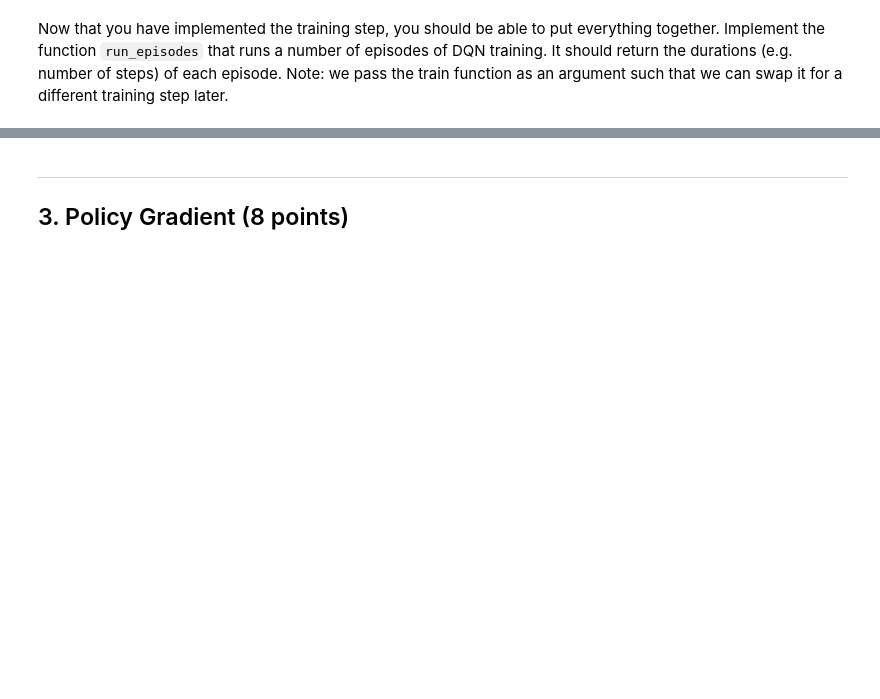
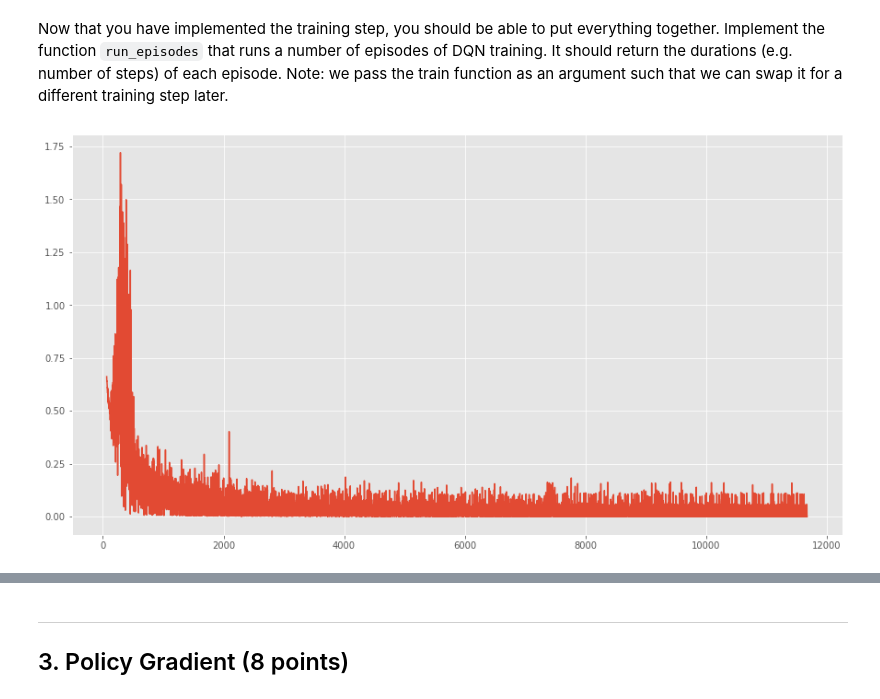
Before and after one commit to Melika-Ayoughi/RL, a Jupyter notebook: Labs/lab2/Dávid Kuric_Tim Bakker_12224855_12166510_lab2.ipynb, the cells around one changed output, grey strips where cells are left out. Cells and saved outputs as stored; diff of their text form; code cells hidden in the pictures; blank space fills up the shorter version.

```diff
--- a/Labs/lab2/Dávid Kuric_Tim Bakker_12224855_12166510_lab2.ipynb
+++ b/Labs/lab2/Dávid Kuric_Tim Bakker_12224855_12166510_lab2.ipynb
@@ -564,21 +549,25 @@ def run_episodes(train, model, memory, env, num_episodes, batch_size, discount_f
 # %%
 # Let's run it!
 num_episodes = 100
 batch_size = 64
 discount_factor = 0.8
 learn_rate = 1e-3
 memory = ReplayMemory(10000)
 num_hidden = 128
 seed = 42  # This is not randomly chosen
 
 # We will seed the algorithm (before initializing QNetwork!) for reproducability
 random.seed(seed)
 torch.manual_seed(seed)
 env.seed(seed)
 
 model = QNetwork(num_hidden)
 
-episode_durations = run_episodes(train, model, memory, env, num_episodes, batch_size, discount_factor, learn_rate)
+episode_durations, loss_history = run_episodes(train, model, memory, env, num_episodes, batch_size, discount_factor, learn_rate)
+plt.plot(loss_history)
+plt.show()
+# %% [output]
+[figure, added]
 # %%
 # And see the results
 def smooth(x, N):
```
Also changed, not shown: parts of 20 cells of this notebook.
